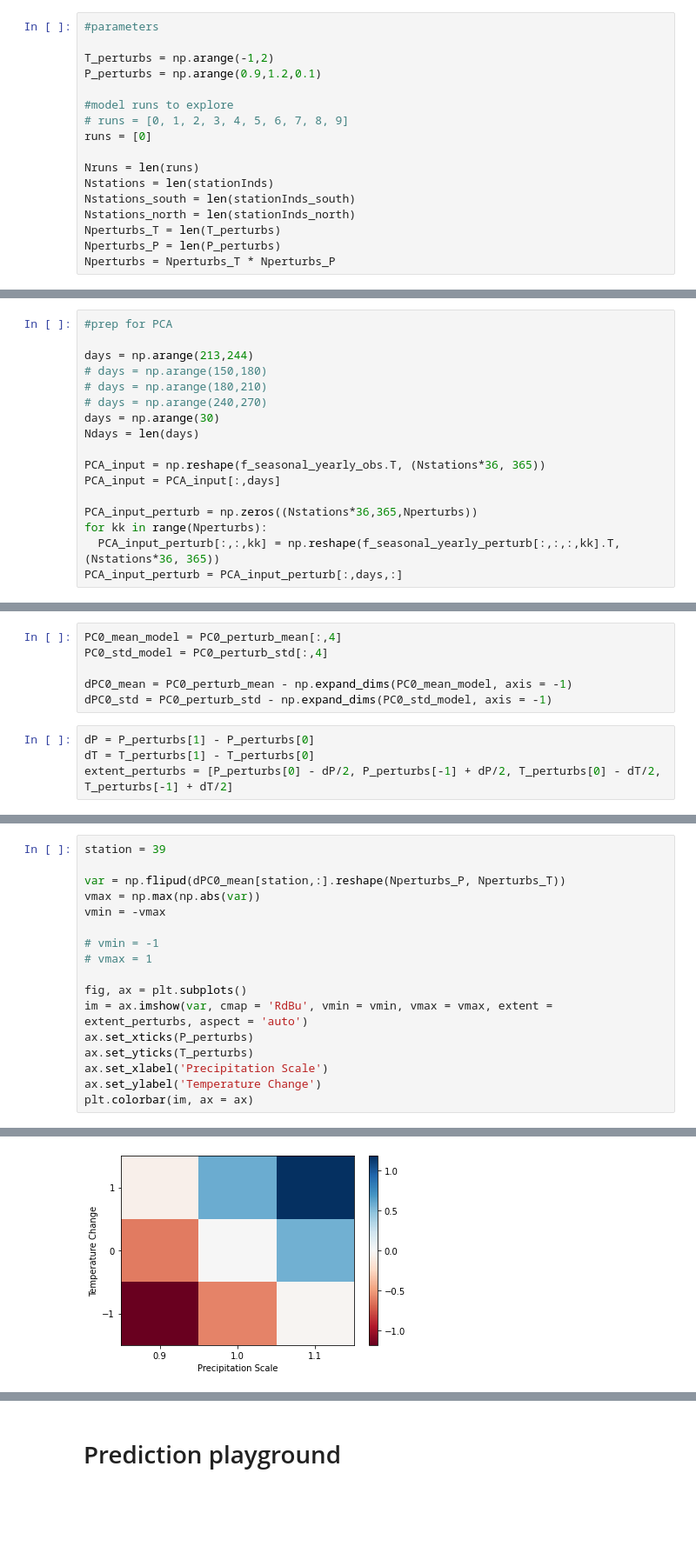
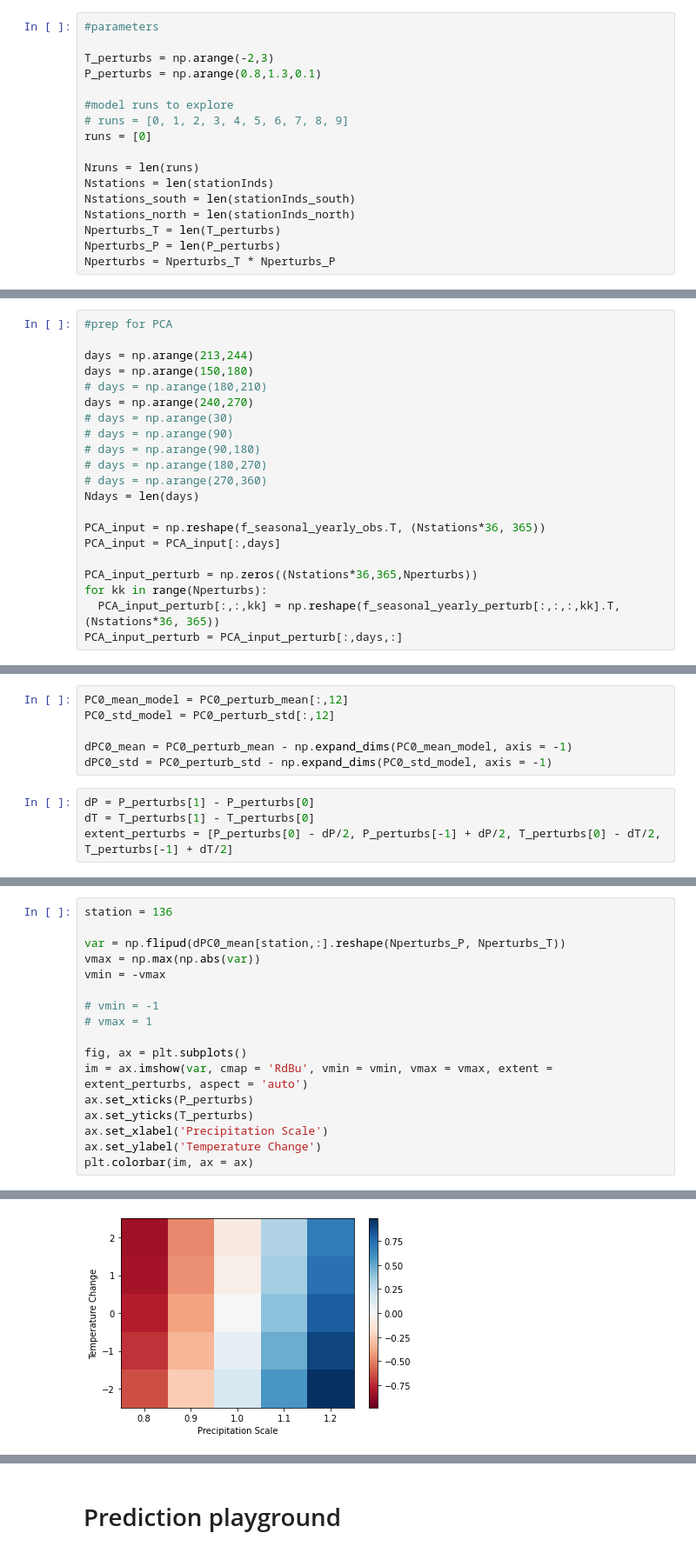
Before and after one commit to andersonsam/cnn_lstm_interpret, a Jupyter notebook: glacier_PC_space.ipynb, the cells around one changed output, grey strips where cells are left out. Shown at 87% size. Drawn from its saved outputs; the diff is of its cells as text; blank space fills up the shorter version.

```diff
--- a/glacier_PC_space.ipynb
+++ b/glacier_PC_space.ipynb
@@ -1397,8 +1397,8 @@ plt.plot(y_test_predict_Pperturbs[days,station,2])
 # %%
 #parameters
 
-T_perturbs = np.arange(-1,2)
-P_perturbs = np.arange(0.9,1.2,0.1)
+T_perturbs = np.arange(-2,3)
+P_perturbs = np.arange(0.8,1.3,0.1)
 
 #model runs to explore
 # runs = [0, 1, 2, 3, 4, 5, 6, 7, 8, 9]
@@ -1805,10 +1797,14 @@ for nn, year in enumerate(range(year_start, year_fin+1)):
 #prep for PCA
 
 days = np.arange(213,244)
-# days = np.arange(150,180)
+days = np.arange(150,180)
 # days = np.arange(180,210)
-# days = np.arange(240,270)
-days = np.arange(30)
+days = np.arange(240,270)
+# days = np.arange(30)
+# days = np.arange(90)
+# days = np.arange(90,180)
+# days = np.arange(180,270)
+# days = np.arange(270,360)
 Ndays = len(days)
 
 PCA_input = np.reshape(f_seasonal_yearly_obs.T, (Nstations*36, 365))
@@ -1873,6 +1865,6 @@ np.shape(PC0_perturb_mean)
 # %%
-PC0_mean_model = PC0_perturb_mean[:,4]
-PC0_std_model = PC0_perturb_std[:,4]
+PC0_mean_model = PC0_perturb_mean[:,12]
+PC0_std_model = PC0_perturb_std[:,12]
 
 dPC0_mean = PC0_perturb_mean - np.expand_dims(PC0_mean_model, axis = -1)
 dPC0_std = PC0_perturb_std - np.expand_dims(PC0_std_model, axis = -1)
@@ -1898,21 +1875,21 @@ array([[ 39],
 # %%
-station = 39
+station = 136
 
 var = np.flipud(dPC0_mean[station,:].reshape(Nperturbs_P, Nperturbs_T))
 vmax = np.max(np.abs(var))
 vmin = -vmax
 
 # vmin = -1
 # vmax = 1
 
 fig, ax = plt.subplots()
 im = ax.imshow(var, cmap = 'RdBu', vmin = vmin, vmax = vmax, extent = extent_perturbs, aspect = 'auto')
 ax.set_xticks(P_perturbs)
 ax.set_yticks(T_perturbs)
 ax.set_xlabel('Precipitation Scale')
 ax.set_ylabel('Temperature Change')
 plt.colorbar(im, ax = ax)
 # %% [output]
 <matplotlib.colorbar.Colorbar at 0x...>
-[figure, old version]
+[figure, new version]
 # %%
```
Also changed, not shown: parts of 14 cells of this notebook.
